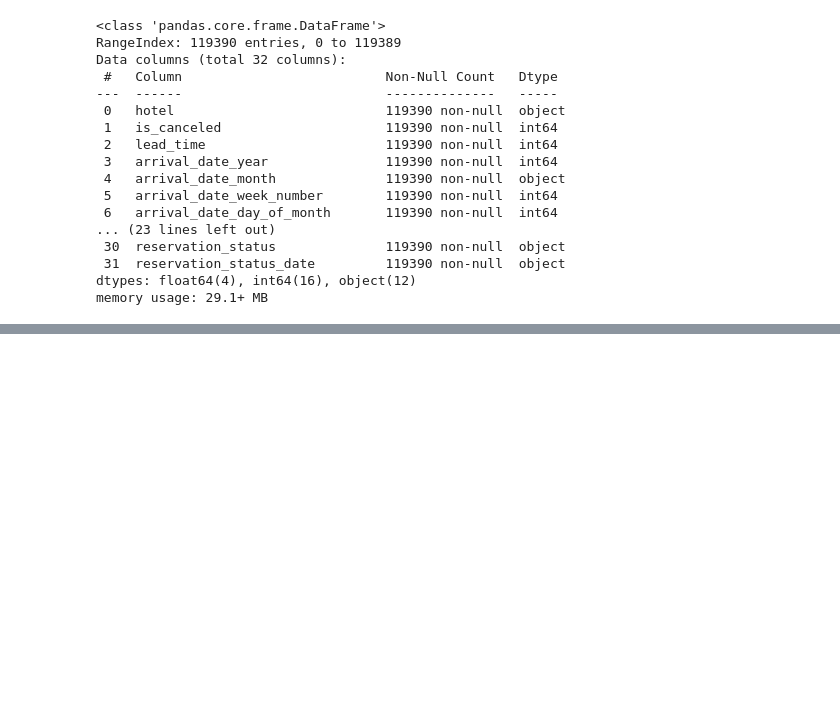
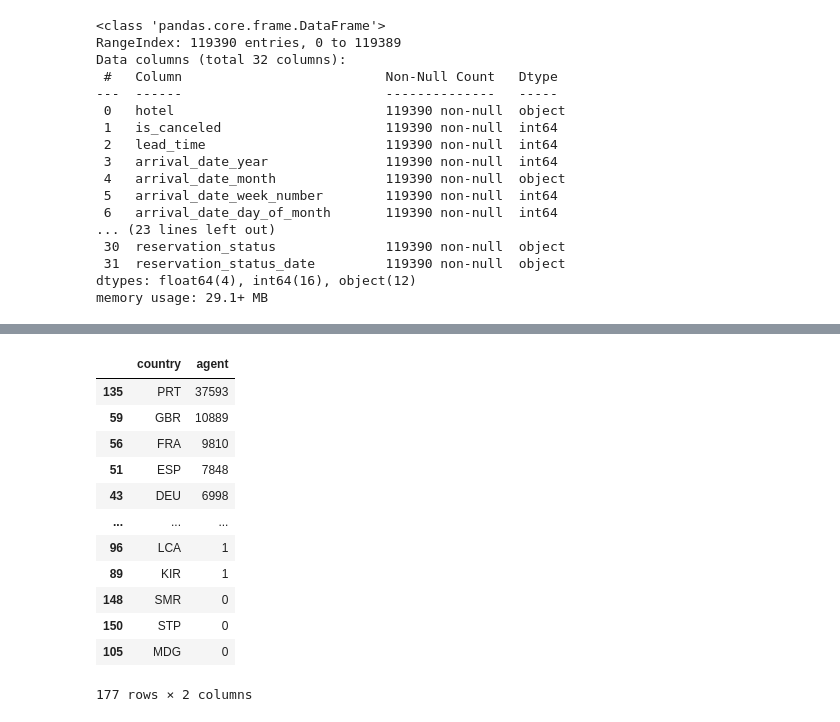
Before and after one commit to seonydg/ml-classification-analysis-of-hotel-reservation-demand, a Jupyter notebook: analysis-of-hotel-reservation-demand.ipynb, the cells around one changed output, grey strips where cells are left out. Saved outputs shown, nothing was run; the diff lists cells and outputs as text; code cells hidden in the pictures; blank space fills up the shorter version.

```diff
--- a/analysis-of-hotel-reservation-demand.ipynb
+++ b/analysis-of-hotel-reservation-demand.ipynb
@@ -45,0 +109,16 @@ memory usage: 29.1+ MB
+# %%
+df.groupby(['country'], as_index=False)['agent'].count().sort_values(by='agent', ascending=False)
+# %% [output]
+|  | country | agent |
+| 135 | PRT | 37593 |
+| 59 | GBR | 10889 |
+| 56 | FRA | 9810 |
+| 51 | ESP | 7848 |
+| 43 | DEU | 6998 |
+| ... | ... | ... |
+| 96 | LCA | 1 |
+| 89 | KIR | 1 |
+| 148 | SMR | 0 |
+| 150 | STP | 0 |
+| 105 | MDG | 0 |
+177 rows × 2 columns
```
Also changed, not shown: parts of 23 cells of this notebook.
